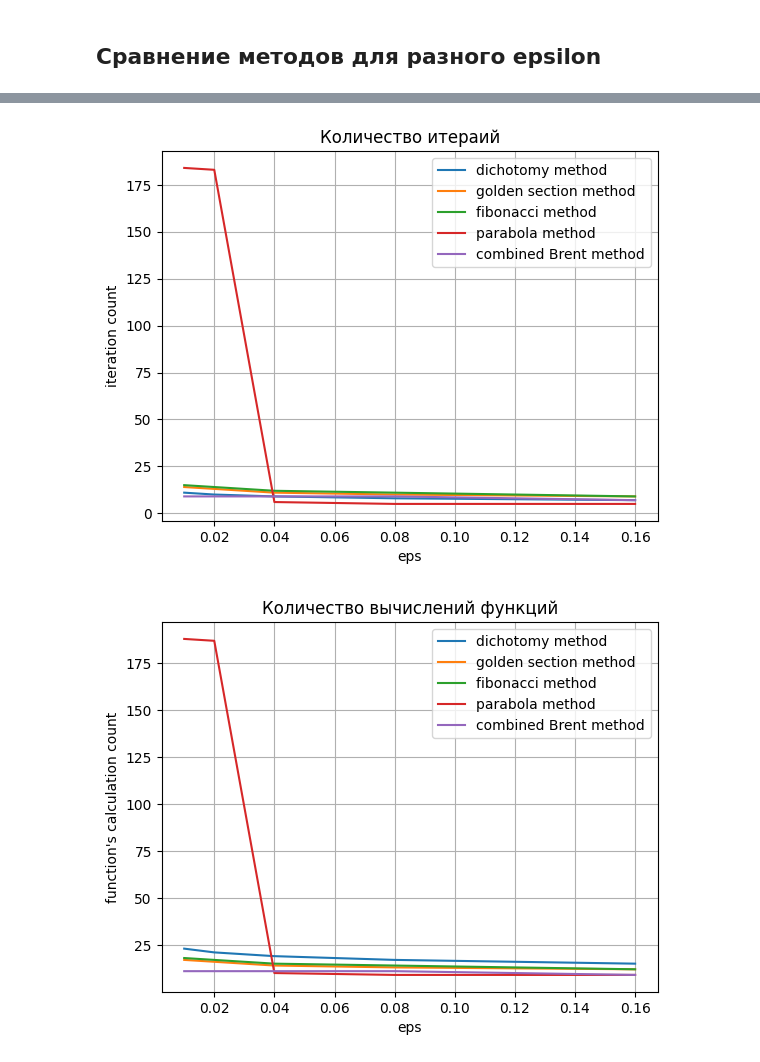
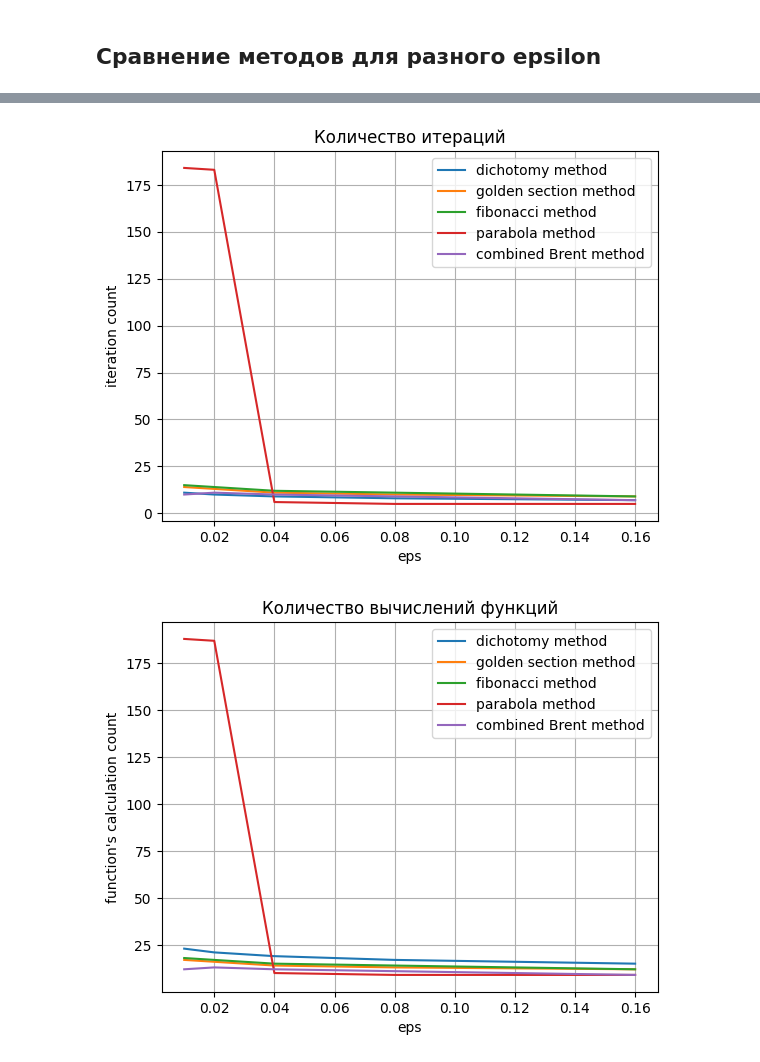
Before and after one commit to GarnetAki/Applied-Mathematics, a Jupyter notebook: Lab-2/lab-2.ipynb, the cells around one changed output, grey strips where cells are left out. Saved outputs shown, nothing was run; the diff lists cells and outputs as text; code cells hidden in the pictures.

```diff
--- a/Lab-2/lab-2.ipynb
+++ b/Lab-2/lab-2.ipynb
@@ -456,10 +456,11 @@ for h_ind in h:
 # %% [markdown]
 ## Комбинированный метод Брента
 # %%
-def combined_Brent_method(eps):
+def combined_Brent_method(eps, f):
     a_i = a
     b_i = b
     iter_cnt = 0
+    eps = eps/4
     K = (3 - np.sqrt(5))/2
     x = (a_i + b_i)/2
     w = x
@@ -474,7 +475,7 @@ def combined_Brent_method(eps):
     interval_dif = []
     interval_dif.append([a, b])
 
-    while l >= eps:
+    while l >= eps * 4:
         l_sec_prev = l_prev
         l_prev = l_now
         key = 0
@@ -485,22 +486,20 @@ def combined_Brent_method(eps):
             u = x - (((x-v)**2)*(func_x-func_w)-((x-w)**2)*(func_x-func_v))/(2*((x-v)*(func_x-func_w)-(x-w)*(func_x-func_v)))
 
             if u >= a_i + eps and u <= b_i - eps and np.abs(u-x) < l_sec_prev/2:
-                if u - a_i - 2*tol < 0 or b_i - u - 2*tol < 0:
-                    u = x - np.sign(x - (a_i+b_i)/2)*tol
                 key = 1
+                l_now = np.abs(u-x)
 
         if key == 0:
-            if x < (b_i-a_i)/2:
+            if x < (b_i+a_i)/2:
                 u = x + K*(b_i-x)
-                l_prev = b_i-u
+                l_now = b_i - x
             else:
                 u = x - K*(x-a_i)
-                l_prev = u-a_i
-        if np.abs(u-x) < tol:
+                l_now = x - a_i
+        if np.abs(u-x) < eps:
             u = x + np.sign(u-x)*tol
 
         func_u = f(u)
-        l_now = np.abs(u-x)
 
         if func_u <= func_x:
             if u >= x:
@@ -534,6 +533,6 @@ def combined_Brent_method(eps):
 # %%
 combined_Brent_method_table = PrettyTable(['a', 'b', 'l', 'x0', 'f(x0)', 'iter_cnt', 'func_calc_cnt'])
 for i in h:
-    combined_Brent_method_table.add_row(combined_Brent_method(i)[0])
+    combined_Brent_method_table.add_row(combined_Brent_method(i, f_unimod)[0])
 print(combined_Brent_method_table)
 # %% [output]
@@ -549,6 +548,6 @@ print(combined_Brent_method_table)
 # %%
 combined_Brent_method_table = PrettyTable(['h', 'l', 'iter_cnt', 'func_calc_cnt'])
 for i in h:
-    combined_Brent_method_table.add_row ([i, combined_Brent_method(i)[0][2], combined_Brent_method(i)[0][5], combined_Brent_method(i)[0][6]-1])
+    combined_Brent_method_table.add_row ([i, combined_Brent_method(i, f_unimod)[0][2], combined_Brent_method(i, f_unimod)[0][5], combined_Brent_method(i, f_unimod)[0][6]-1])
 print(combined_Brent_method_table)
 # %% [output]
@@ -565,7 +564,7 @@ print(combined_Brent_method_table)
 for h_ind in h:
     combined_Brent_method_table = PrettyTable(['iter', 'a_i', 'b_i'])
     index = 0
-    for i in combined_Brent_method(h_ind)[1]:
+    for i in combined_Brent_method(h_ind, f_unimod)[1]:
         combined_Brent_method_table.add_row ([index, i[0], i[1]])
         index += 1
     print(combined_Brent_method_table)
@@ -634,23 +633,23 @@ plt.show()
 # %%
-plt.plot(h, [dichotomy_method(h[i])[0][5] for i in ind], label="dichotomy method")
-plt.plot(h, [golden_section_method(h[i])[0][5] for i in ind], label="golden section method")
-plt.plot(h, [fibonacci_method(h[i])[0][5] for i in ind], label="fibonacci method")
-plt.plot(h, [parabola_method(h[i])[0][5] for i in ind], label="parabola method")
-plt.plot(h, [combined_Brent_method(h[i])[0][5] for i in ind], label="combined Brent method")
+plt.plot(h, [dichotomy_method(h[i], f_unimod)[0][5] for i in ind], label="dichotomy method")
+plt.plot(h, [golden_section_method(h[i], f_unimod)[0][5] for i in ind], label="golden section method")
+plt.plot(h, [fibonacci_method(h[i], f_unimod)[0][5] for i in ind], label="fibonacci method")
+plt.plot(h, [parabola_method(h[i], f_unimod)[0][5] for i in ind], label="parabola method")
+plt.plot(h, [combined_Brent_method(h[i], f_unimod)[0][5] for i in ind], label="combined Brent method")
 plt.xlabel("eps")
 plt.ylabel("iteration count")
-plt.title("Количество итераий")
+plt.title("Количество итераций")
 plt.grid()
 plt.legend()
 plt.show()
 # %% [output]
-[figure, old version]
+[figure, new version]
 # %%
-plt.plot(h, [dichotomy_method(h[i])[0][6] for i in ind], label="dichotomy method")
-plt.plot(h, [golden_section_method(h[i])[0][6] for i in ind], label="golden section method")
-plt.plot(h, [fibonacci_method(h[i])[0][6] for i in ind], label="fibonacci method")
-plt.plot(h, [parabola_method(h[i])[0][6] for i in ind], label="parabola method")
-plt.plot(h, [combined_Brent_method(h[i])[0][6] for i in ind], label="combined Brent method")
+plt.plot(h, [dichotomy_method(h[i], f_unimod)[0][6] for i in ind], label="dichotomy method")
+plt.plot(h, [golden_section_method(h[i], f_unimod)[0][6] for i in ind], label="golden section method")
+plt.plot(h, [fibonacci_method(h[i], f_unimod)[0][6] for i in ind], label="fibonacci method")
+plt.plot(h, [parabola_method(h[i], f_unimod)[0][6] for i in ind], label="parabola method")
+plt.plot(h, [combined_Brent_method(h[i], f_unimod)[0][6] for i in ind], label="combined Brent method")
 plt.xlabel("eps")
 plt.ylabel("function's calculation count")
 plt.title("Количество вычислений функций")
@@ -658,4 +657,4 @@ plt.grid()
 plt.legend()
 plt.show()
 # %% [output]
-[figure, old version]
+[figure, new version]
```
Also changed, not shown: parts of 29 cells of this notebook, 1 other file.
